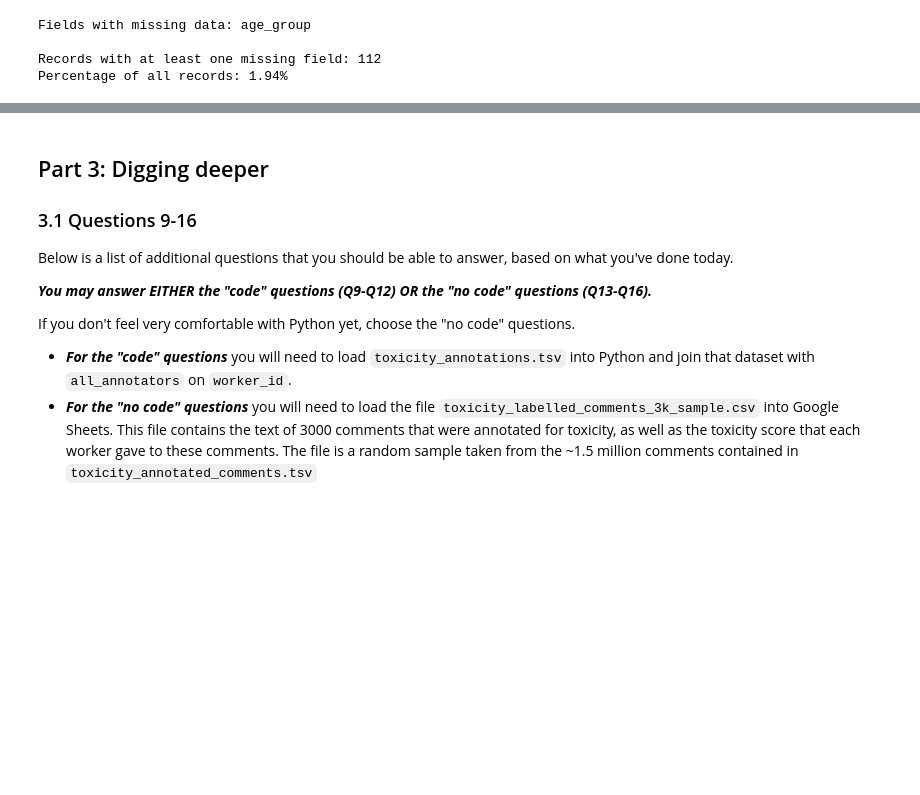
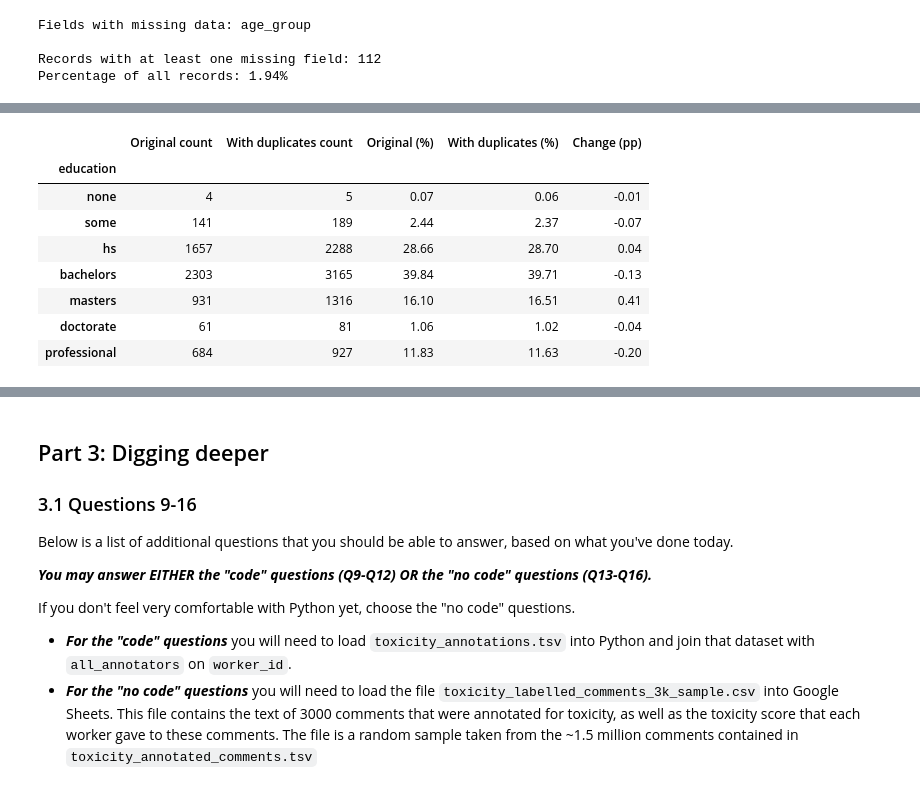
Before and after one commit to EvaChen05/hcde-410, a Jupyter notebook: A2/hcde410-a2.ipynb, the cells around one changed output, grey strips where cells are left out. Drawn from its saved outputs; the diff is of its cells as text; code cells hidden in the pictures; blank space fills up the shorter version.

```diff
--- a/A2/hcde410-a2.ipynb
+++ b/A2/hcde410-a2.ipynb
@@ -812,0 +874,81 @@ Percentage of all records: 1.94%
+# %%
+# Step 5: Define a function to count categories consistently.
+def q6_category_counts(data, field):
+    values = data[field].astype("string").str.strip()
+    values = values.replace("", pd.NA).fillna("Missing")
+    return values.value_counts()
+
+
+# Fields corresponding to Q1-Q4.
+q6_fields = {
+    "gender": "Q1: Gender",
+    "english_first_language": "Q2: English as first language",
+    "age_group": "Q3: Age group",
+    "education": "Q4: Education"
+}
+
+# Use consistent display orders for age and education.
+q6_orders = {
+    "age_group": [
+        "Under 18", "18-30", "30-45", "45-60", "Over 60"
+    ],
+    "education": [
+        "none", "some", "hs", "bachelors",
+        "masters", "doctorate", "professional"
+    ]
+}
+
+# Save the comparison tables for later use.
+q6_results = {}
+
+# Step 6: Recalculate and compare all four distributions.
+for field, title in q6_fields.items():
+
+    original_counts = q6_category_counts(q6_original_df, field)
+    duplicate_counts = q6_category_counts(q6_with_duplicates_df, field)
+
+    # Align categories appearing in either version.
+    comparison = pd.concat(
+        [
+            original_counts.rename("Original count"),
+            duplicate_counts.rename("With duplicates count")
+        ],
+        axis=1
+    ).fillna(0).astype(int)
+
+    # Calculate percentages using each version's own total.
+    comparison["Original (%)"] = (
+        comparison["Original count"] / len(q6_original_df) * 100
+    )
+
+    comparison["With duplicates (%)"] = (
+        comparison["With duplicates count"]
+        / len(q6_with_duplicates_df) * 100
+    )
+
+    # Calculate changes in percentage points.
+    comparison["Change (pp)"] = (
+        comparison["With duplicates (%)"]
+        - comparison["Original (%)"]
+    )
+
+    # Arrange age and education categories consistently.
+    if field in q6_orders:
+        order = [
+            category for category in q6_orders[field]
+            if category in comparison.index
+        ]
+
+        order += [
+            category for category in comparison.index
+            if category not in order
+        ]
+
+        comparison = comparison.reindex(order)
+
+    comparison.index.name = field
+    q6_results[field] = comparison
+
+    print("\n" + title)
+    display(comparison.round(2))
+# %% [output]
@@ -812,0 +976,9 @@ Percentage of all records: 1.94%
+|  | Original count | With duplicates count | Original (%) | With duplicates (%) | Change (pp) |
+| education |  |  |  |  |  |
+| none | 4 | 5 | 0.07 | 0.06 | -0.01 |
+| some | 141 | 189 | 2.44 | 2.37 | -0.07 |
+| hs | 1657 | 2288 | 28.66 | 28.70 | 0.04 |
+| bachelors | 2303 | 3165 | 39.84 | 39.71 | -0.13 |
+| masters | 931 | 1316 | 16.10 | 16.51 | 0.41 |
+| doctorate | 61 | 81 | 1.06 | 1.02 | -0.04 |
+| professional | 684 | 927 | 11.83 | 11.63 | -0.20 |
```
Also changed, not shown: parts of 18 cells of this notebook.
